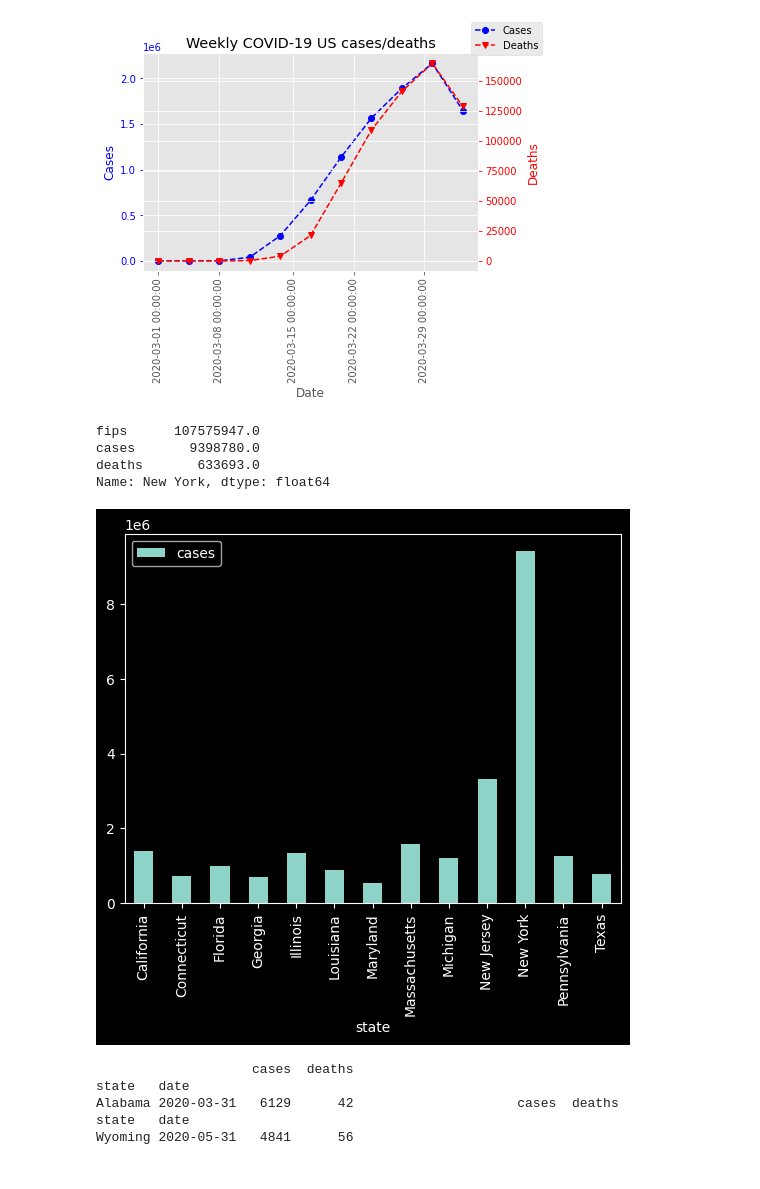
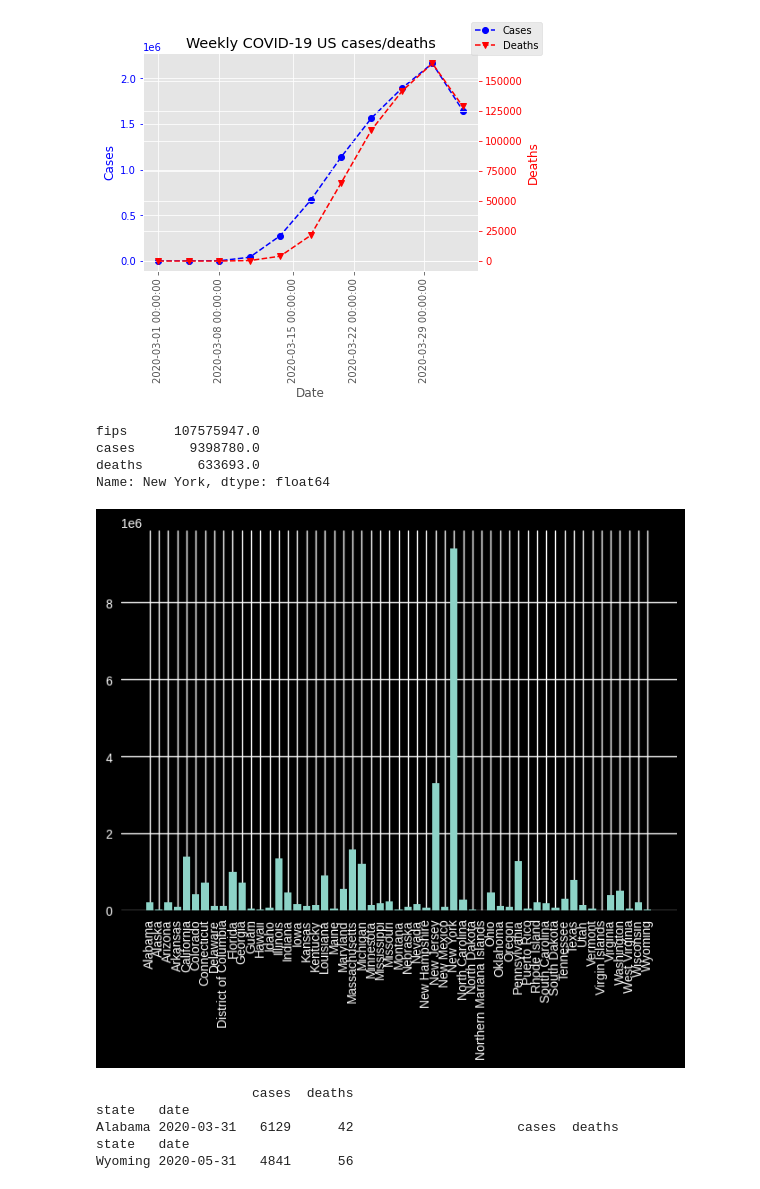
Before and after one commit to jafar-albadarneh/data-science-pot, a Jupyter notebook: Covid19_US_data_analysis.ipynb, the cells around one changed output. Drawn from its saved outputs; the diff is of its cells as text; code cells hidden in the pictures.

Commit message:
update bar plot

```diff
--- a/Covid19_US_data_analysis.ipynb
+++ b/Covid19_US_data_analysis.ipynb
@@ -69,15 +69,17 @@ plt.show()
 # %%
 plt.style.use('dark_background')
 grouped_by_state = covid_data.groupby('state').sum()
 print(grouped_by_state.loc['New York'])
-grouped_by_state[grouped_by_state.cases >= 500000].plot(kind='bar', y='cases')
+fig, ax = plt.subplots()
+ax.bar(grouped_by_state.index, grouped_by_state.cases)
+ax.set_xticklabels(grouped_by_state.index, rotation=90)
 plt.show()
 # %% [output]
 fips      107575947.0
 cases       9398780.0
 deaths       633693.0
 Name: New York, dtype: float64
-[figure, old version]
+[figure, new version]
 # %%
 #resample monthly
 monthly_summary = pd.DataFrame()
```
